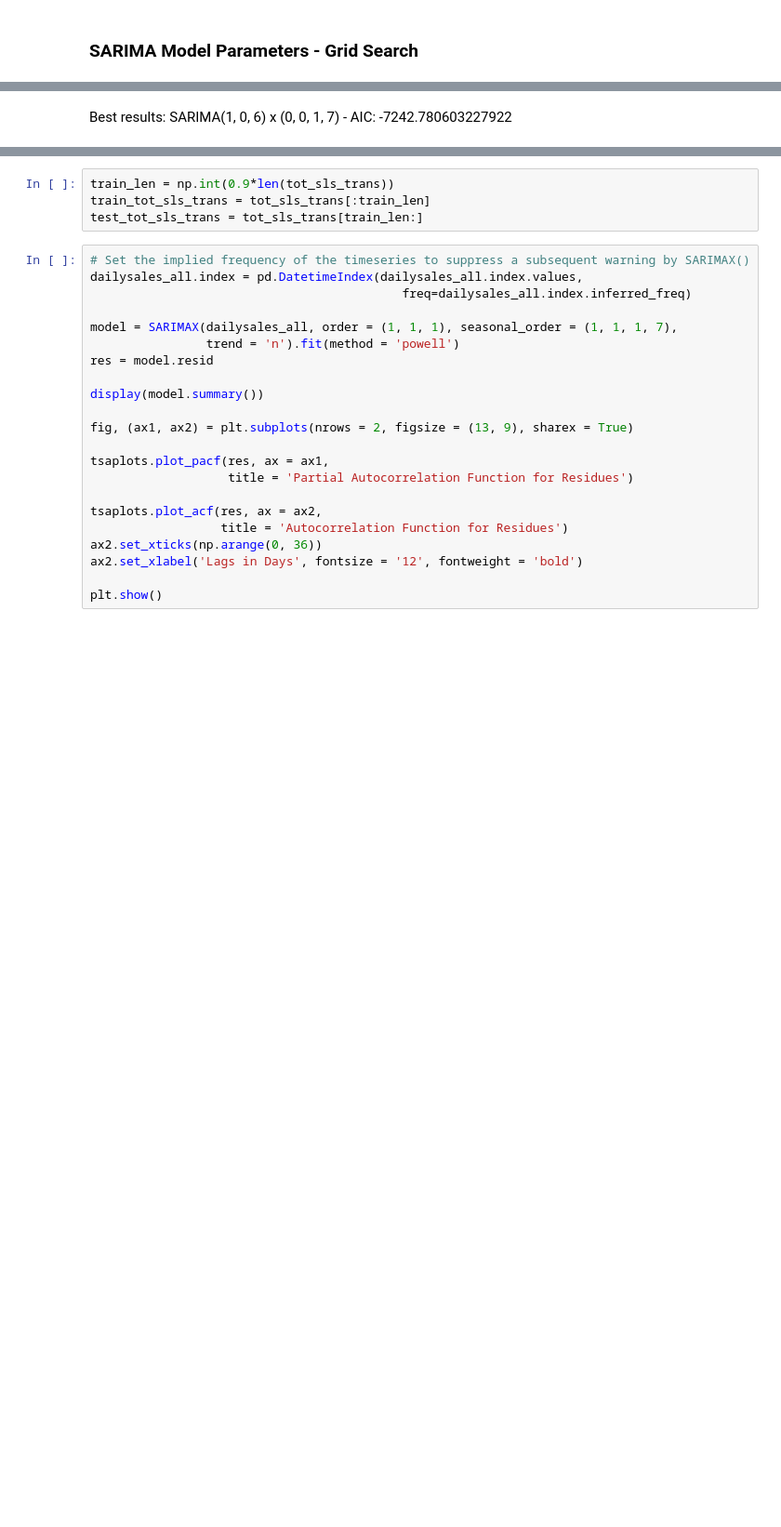
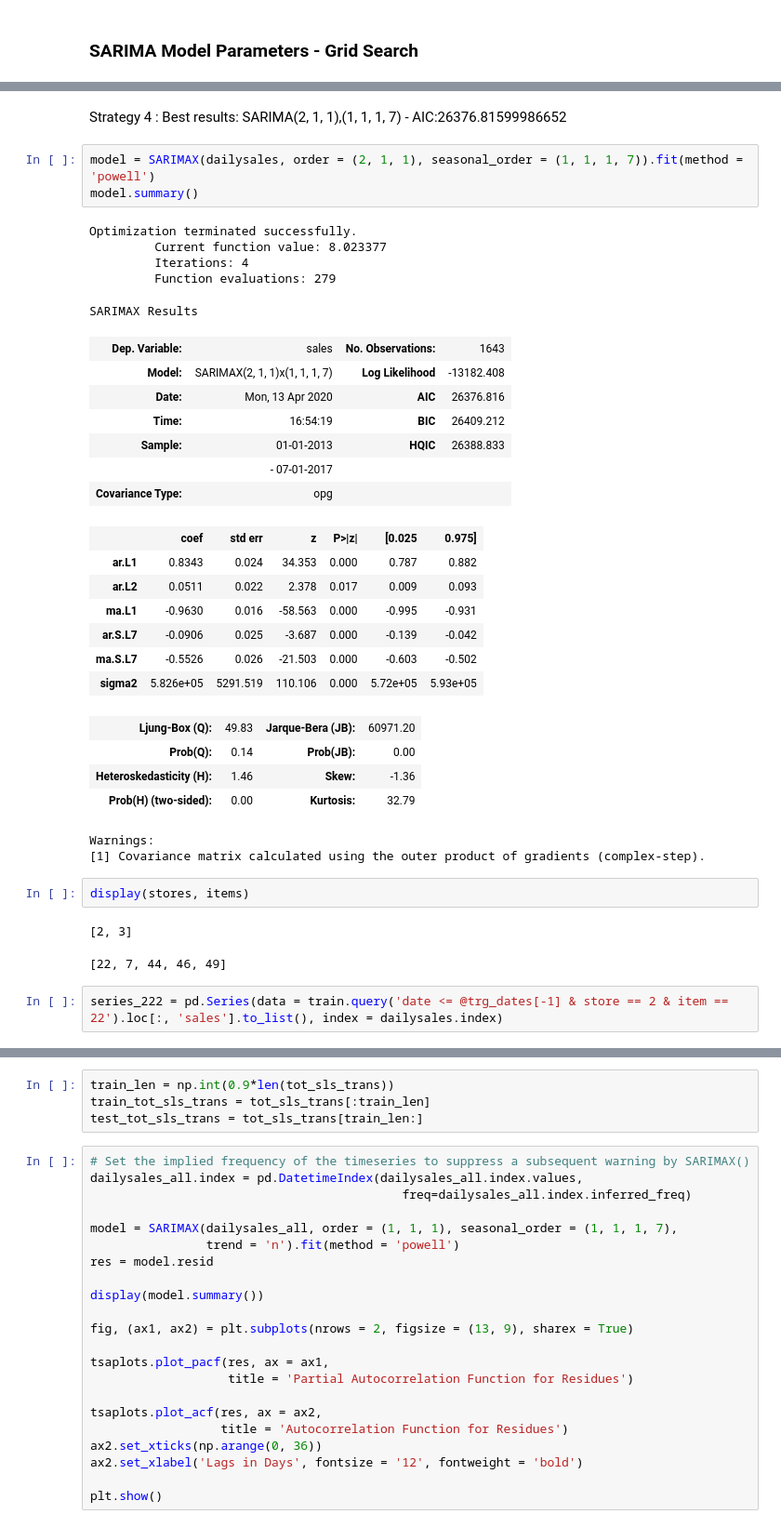
Before and after one commit to sanjeevgadre/Kaggle-Time-Series, a Jupyter notebook: SARIMA.ipynb, the cells around one changed output, grey strips where cells are left out. Shown at 93% size. Drawn from its saved outputs; the diff is of its cells as text; blank space fills up the shorter version.

```diff
--- a/SARIMA.ipynb
+++ b/SARIMA.ipynb
@@ -129,2 +193,38 @@ SARIMA(6, 0, 6),(0, 0, 1, 7) - AIC:-7233.300443665308
-# %% [markdown]
-Best results: SARIMA(1, 0, 6) x (0, 0, 1, 7) - AIC: -7242.780603227922
+# %% [markdown]
+Strategy 4 : Best results: SARIMA(2, 1, 1),(1, 1, 1, 7) - AIC:26376.81599986652
+# %%
+model = SARIMAX(dailysales, order = (2, 1, 1), seasonal_order = (1, 1, 1, 7)).fit(method = 'powell')
+model.summary()
+# %% [output]
+Optimization terminated successfully.
+         Current function value: 8.023377
+         Iterations: 4
+         Function evaluations: 279
+SARIMAX Results
+| Dep. Variable: | sales | No. Observations: | 1643 |
+| Model: | SARIMAX(2, 1, 1)x(1, 1, 1, 7) | Log Likelihood | -13182.408 |
+| Date: | Mon, 13 Apr 2020 | AIC | 26376.816 |
+| Time: | 16:54:19 | BIC | 26409.212 |
+| Sample: | 01-01-2013 | HQIC | 26388.833 |
+|  | - 07-01-2017 |  |  |
+| Covariance Type: | opg |  |  |
+|  | coef | std err | z | P>|z| | [0.025 | 0.975] |
+| ar.L1 | 0.8343 | 0.024 | 34.353 | 0.000 | 0.787 | 0.882 |
+| ar.L2 | 0.0511 | 0.022 | 2.378 | 0.017 | 0.009 | 0.093 |
+| ma.L1 | -0.9630 | 0.016 | -58.563 | 0.000 | -0.995 | -0.931 |
+| ar.S.L7 | -0.0906 | 0.025 | -3.687 | 0.000 | -0.139 | -0.042 |
+| ma.S.L7 | -0.5526 | 0.026 | -21.503 | 0.000 | -0.603 | -0.502 |
+| sigma2 | 5.826e+05 | 5291.519 | 110.106 | 0.000 | 5.72e+05 | 5.93e+05 |
+| Ljung-Box (Q): | 49.83 | Jarque-Bera (JB): | 60971.20 |
+| Prob(Q): | 0.14 | Prob(JB): | 0.00 |
+| Heteroskedasticity (H): | 1.46 | Skew: | -1.36 |
+| Prob(H) (two-sided): | 0.00 | Kurtosis: | 32.79 |
+Warnings:
+[1] Covariance matrix calculated using the outer product of gradients (complex-step).
+# %%
+display(stores, items)
+# %% [output]
+[2, 3]
+[22, 7, 44, 46, 49]
+# %%
+series_222 = pd.Series(data = train.query('date <= @trg_dates[-1] & store == 2 & item == 22').loc[:, 'sales'].to_list(), index = dailysales.index)
```
Also changed, not shown: parts of 16 cells of this notebook.
